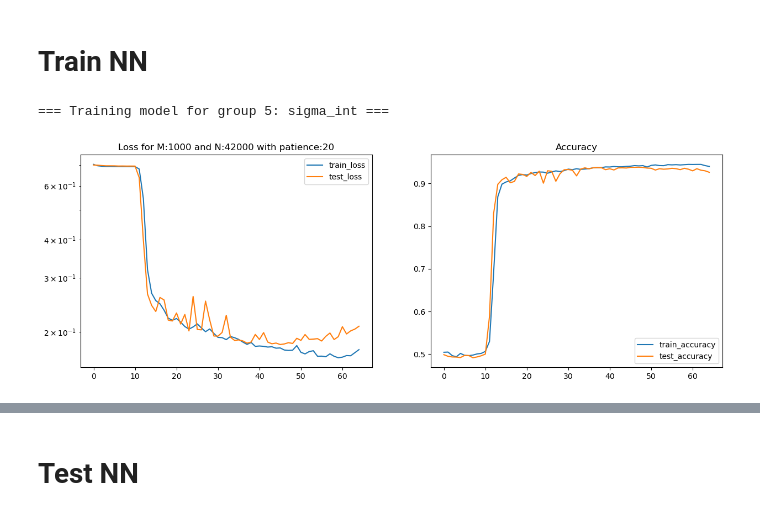
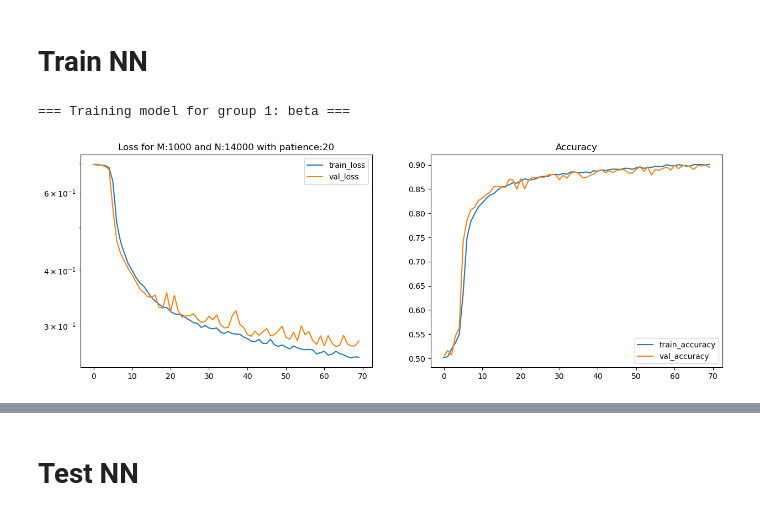
Before and after one commit to a-trigui/ximinf, a Jupyter notebook: notebooks/2_train_nn.ipynb, the cells around one changed output, grey strips where cells are left out. Saved outputs shown, nothing was run; the diff lists cells and outputs as text; code cells hidden in the pictures.

```diff
--- a/notebooks/2_train_nn.ipynb
+++ b/notebooks/2_train_nn.ipynb
@@ -126,7 +127,7 @@ Loaded priors: {'alpha_high': {'range': Array([-0.2,  0. ], dtype=float32), 'typ
 # Example usage
 print("Parameter names:", list(params.keys()))
 # param_groups = ['mabs', 'beta', ['alpha_low', 'alpha_high'], ['gamma', 'sigma_int'], 'Om0']
-param_groups = ['mabs', 'beta', 'alpha_high', 'alpha_low', 'gamma', 'sigma_int'] #, 'Om0'] # Sort them from easiest to hardest to infer , 'Om0'
+param_groups = ['mabs', 'beta', 'alpha', 'gamma'] #,'alpha_low', 'alpha_high', 'sigma_int', 'x1_ref', 'Om0'] # Sort them from easiest to hardest to infer , 'Om0'
 print(param_groups[0])
 
 # ----------------------------
@@ -270,7 +283,7 @@ param_stats = {}
 for dic_key in select_params:
     all_values = jnp.concatenate([params[dic_key].ravel() for params in [params]])  # replace with training set list
     mu = jnp.mean(all_values)
-    sigma = jnp.std(all_values) + 1e-8
+    sigma = jnp.std(all_values) + 1e-12
     param_stats[dic_key] = {'mu': mu, 'sigma': sigma}
 
 normalized_priors = {}
@@ -444,9 +471,8 @@ for g, group in enumerate(param_groups):
 # Build a neural network
 # %%
 # Define the size of the different network layers
-Nsize_e = 32 #32
-Nsize_p = 64 #64
-Nsize_r = 256 #256
+Nsize_p = 128 #64
+Nsize_r = 1024 #256
 
 n_cols = len(data_names)
 print('# of columns :', n_cols)
@@ -482,12 +634,14 @@ for g, group in enumerate(param_groups):
 
     # Create DeepSetClassifier for this group
     model_g = nntr.DeepSetClassifier( #nntr.
-        dropout_rate=0.2,
+        phi_drop_rate=0.0, #0.2
+        rho_drop_rate=0.05,
         Nsize_p=Nsize_p,
         Nsize_r=Nsize_r,
-        Nsize_e=Nsize_e,
         n_cols=n_cols,
         n_params=n_params_visible,
+        val_idx=jnp.array(values_idx),
+        err_idx=jnp.array(errors_idx),
         rngs=rng,
     )
 
@@ -506,8 +660,6 @@ model_config = {
     "shared": {
         "Nsize_p": Nsize_p,
         "Nsize_r": Nsize_r,
-        "Nsize_e": Nsize_e,
-        # "n_cols": n_cols,
         "columns": select_columns,
         "param_groups": param_groups,
         "global_param_names": global_param_names,
@@ -533,8 +683,9 @@ Group 5: visible parameters = ['mabs', 'beta', 'alpha_high', 'alpha_low', 'gamma
 # Train NN
 # %%
 # Early stopping parameters
-n_batch = 100
-patience = 20 #40
+# n_batch = 100
+patience = 20 #100 #40
+# patiences = [40, 100, 40, 40]
 epochs = 1000
 
 metrics_histories = []
@@ -549,9 +700,9 @@ for g, group_data in enumerate(all_group_param_slices):
     print(f"\n=== Training model for group {g}: {param_groups[g]} ===")
 
     chosen_train = group_data["chosen_train"]
-    chosen_test  = group_data["chosen_test"]
+    chosen_val  = group_data["chosen_val"]
     labels_train = group_data["labels_train"]
-    labels_test  = group_data["labels_test"]
+    labels_val  = group_data["labels_val"]
 
     # ------------------------------------------------
     # Concatenate inputs (no parameter logic here)
@@ -559,62 +710,65 @@ for g, group_data in enumerate(all_group_param_slices):
     train_data = jnp.concatenate(
         [data_train, mask_train, chosen_train], axis=-1
     )
-    test_data = jnp.concatenate(
-        [data_test, mask_test, chosen_test], axis=-1
+    val_data = jnp.concatenate(
+        [data_val, mask_val, chosen_val], axis=-1
     )
 
     train_labels = labels_train.astype(jnp.int32)[:, None]
-    test_labels  = labels_test.astype(jnp.int32)[:, None]
+    val_labels  = labels_val.astype(jnp.int32)[:, None]
 
     train_data   = jax.device_put(train_data, cpu)
     train_labels = jax.device_put(train_labels, cpu)
-    test_data    = jax.device_put(test_data, cpu)
-    test_labels  = jax.device_put(test_labels, cpu)
+    val_data    = jax.device_put(val_data, cpu)
+    val_labels  = jax.device_put(val_labels, cpu)
 
     # ------------------------------------------------
     # Optimiser
     # ------------------------------------------------
     learning_rate_schedule = optax.exponential_decay(
-        init_value=3e-4, #1e-3
+        init_value=2e-4, #2e-4
         transition_steps=1000,
         decay_rate=0.9,
     )
 
     optimizer = nnx.Optimizer(
         models_per_group[g],
-        optax.adamw(learning_rate_schedule, 0.9),
+        optax.adamw(
+            learning_rate=learning_rate_schedule,
+            b1=0.9,
+            weight_decay=1e-3,
+        ),
     )
 
-    batch_size = train_data.shape[0] // n_batch
+    batch_size = 100 #train_data.shape[0] // n_batch
 
-    model_g, metrics_history, key = nntr.train_loop(
+    model_g, metrics_history, key = nntr.train_loop( #nntr.
         model=models_per_group[g],
         optimizer=optimizer,
         train_data=train_data,
         train_labels=train_labels,
-        test_data=test_data,
-        test_labels=test_labels,
+        val_data=val_data,
+        val_labels=val_labels,
         key=key,
         epochs=epochs, #epochs #epochss[g]
         batch_size=batch_size,
-        patience=patience,
+        patience=patience, #patiences[g],
         metrics_history={
             'train_loss': [],
             'train_accuracy': [],
-            'test_loss': [],
-            'test_accuracy': []
+            'val_loss': [],
+            'val_accuracy': []
         },
         M=M,
         N=int(N * 0.7),
-        cpu=cpu,
         gpu=gpu,
         group_id=g,
         group_params=param_groups[g],
         plot_flag=True,
     )
 
     models_per_group[g] = model_g
     metrics_histories.append(metrics_history)
 # %% [output]
-=== Training model for group 5: sigma_int ===
+=== Training model for group 1: beta ===
-[figure, old version]
+[figure, new version]
```
Also changed, not shown: parts of 26 cells of this notebook, 11 other files.
